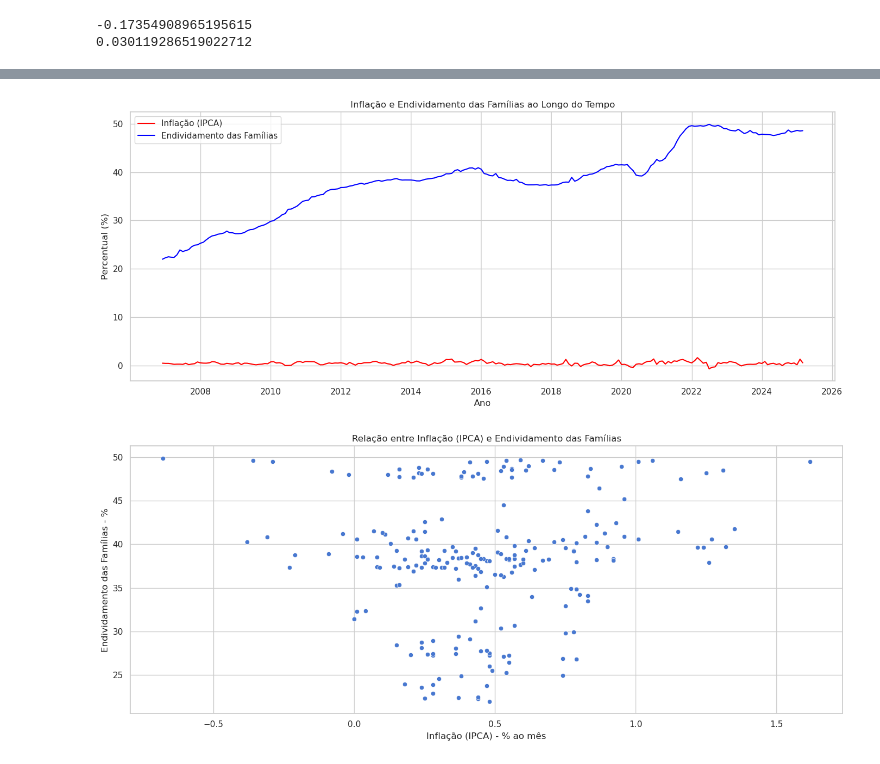
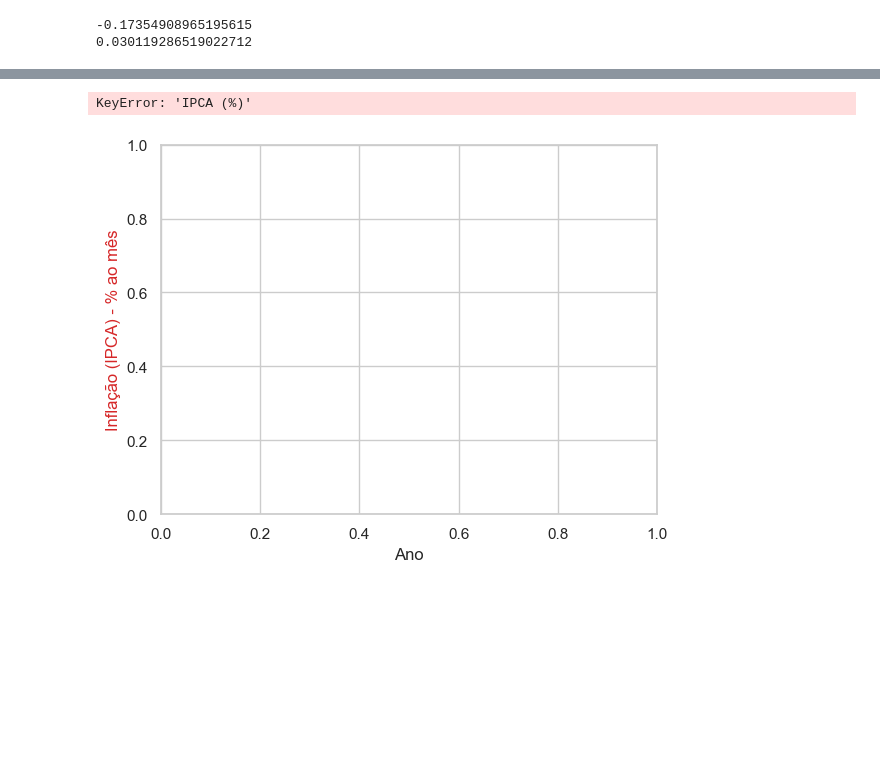
Before and after one commit to rodrigogrinfeld1/Projeto-DEV---Grupo-1, a Jupyter notebook: Código.ipynb, the cells around one changed output, grey strips where cells are left out. Cells and saved outputs as stored; diff of their text form; code cells hidden in the pictures; blank space fills up the shorter version.

```diff
--- a/Código.ipynb
+++ b/Código.ipynb
@@ -221,11 +238,0 @@ plt.show()
-# %%
-dados["Data"] = pd.to_datetime(dados["Data"])
-
-plt.figure(figsize=(8,5))
-plt.plot(dados["Data"], dados["13762 - Dívida bruta do governo geral (% PIB) - Metodologia utilizada a partir de 2008 - %"], label="Dívida Bruta (% PIB)")
-plt.title("Dívida Bruta do Governo Geral como % do PIB")
-plt.xlabel("Data")
-plt.ylabel("% do PIB")
-plt.legend()
-plt.tight_layout()
-plt.show()
@@ -295,61 +326,44 @@ plt.show()
 # %%
-import pandas as pd
-dados = pd.read_csv("dataset_unificado.csv")
-dados = dados.rename(columns={
-    'Data': 'Data',
-    '433 - Índice nacional de preços ao consumidor-amplo (IPCA) - Var. % mensal': 'IPCA (%)',
-    '29037 - Endividamento das famílias com o Sistema Financeiro Nacional em relação à renda acumulada dos últimos doze meses (RNDBF) - %,': 'Endividamento (%)'
-})
-dados['Data'] = pd.to_datetime(dados['Data'], format="%m/%Y")
-dados['IPCA (%)'] = dados['IPCA (%)'].str.replace(',', '.').astype(float)
-dados['Endividamento (%)'] = dados['Endividamento (%)'].str.replace(',', '.').astype(float)
-dados[['Data', 'IPCA (%)', 'Endividamento (%)']].head()
+# Gráfico com dois eixos Y e sem linhas de grade
+fig, ax1 = plt.subplots()
 
-import matplotlib.pyplot as plt
-import seaborn as sns
+# Eixo Y da esquerda (IPCA)
+color = 'tab:red'
+ax1.set_xlabel("Ano")
+ax1.set_ylabel("Inflação (IPCA) - % ao mês", color=color)
+ax1.plot(dados['Data'], dados['IPCA (%)'], color=color, label='Inflação (IPCA)')
+ax1.tick_params(axis='y', labelcolor=color)
+ax1.grid(False)  # Remove a grade do eixo principal
 
-sns.set(style="whitegrid", palette="muted")
-plt.rcParams["figure.figsize"] = (14, 6)
+# Eixo Y da direita (Endividamento)
+ax2 = ax1.twinx()
+color = 'tab:blue'
+ax2.set_ylabel("Endividamento das Famílias - %", color=color)
+ax2.plot(dados['Data'], dados['Endividamento (%)'], color=color, label='Endividamento das Famílias')
+ax2.tick_params(axis='y', labelcolor=color)
+ax2.grid(False)  # Remove a grade do eixo secundário
 
-# 1. Gráfico de séries temporais
-plt.figure()
-plt.plot(dados['Data'], dados['IPCA (%)'], label='Inflação (IPCA)', color='red')
-plt.plot(dados['Data'], dados['Endividamento (%)'], label='Endividamento das Famílias', color='blue')
-plt.title("Inflação e Endividamento das Famílias ao Longo do Tempo")
-plt.xlabel("Ano")
-plt.ylabel("Percentual (%)")
-plt.legend()
-plt.tight_layout()
+# Título e layout
+plt.title("Inflação (IPCA) e Endividamento das Famílias ao Longo do Tempo (Eixos Separados)")
+fig.tight_layout()
 plt.show()
 
-# 2. Gráfico de dispersão entre IPCA e Endividamento
-plt.figure()
-sns.scatterplot(data=dados, x='IPCA (%)', y='Endividamento (%)')
-plt.title("Relação entre Inflação (IPCA) e Endividamento das Famílias")
-plt.xlabel("Inflação (IPCA) - % ao mês")
-plt.ylabel("Endividamento das Famílias - %")
-plt.tight_layout()
-plt.show()
-
-# 3. Correlação de Pearson
-correlation = dados['IPCA (%)'].corr(dados['Endividamento (%)'])
-correlation
 
 print("""
 -Gráfico Temporal:
 
 O gráfico mostra que tanto a inflação (IPCA) quanto o endividamento das famílias variam ao longo do tempo, mas não de forma obviamente sincronizada.
 
 -Gráfico de Dispersão:
 
 Os pontos mostram uma fraca tendência positiva, mas com muita dispersão — ou seja, não há uma relação clara e linear.
 
 -Correlação de Pearson:
 
 O coeficiente é ≈ 0,10, o que indica uma correlação positiva fraca entre inflação e endividamento.
 
 Isso sugere que a inflação tem pouca influência direta sobre o nível de endividamento das famílias, ao menos de forma linear e direta.
 """)
 # %% [output]
+KeyError: 'IPCA (%)'
-[figure, old version]
+[figure, new version]
-[figure, removed]
```
Also changed, not shown: parts of 14 cells of this notebook.
